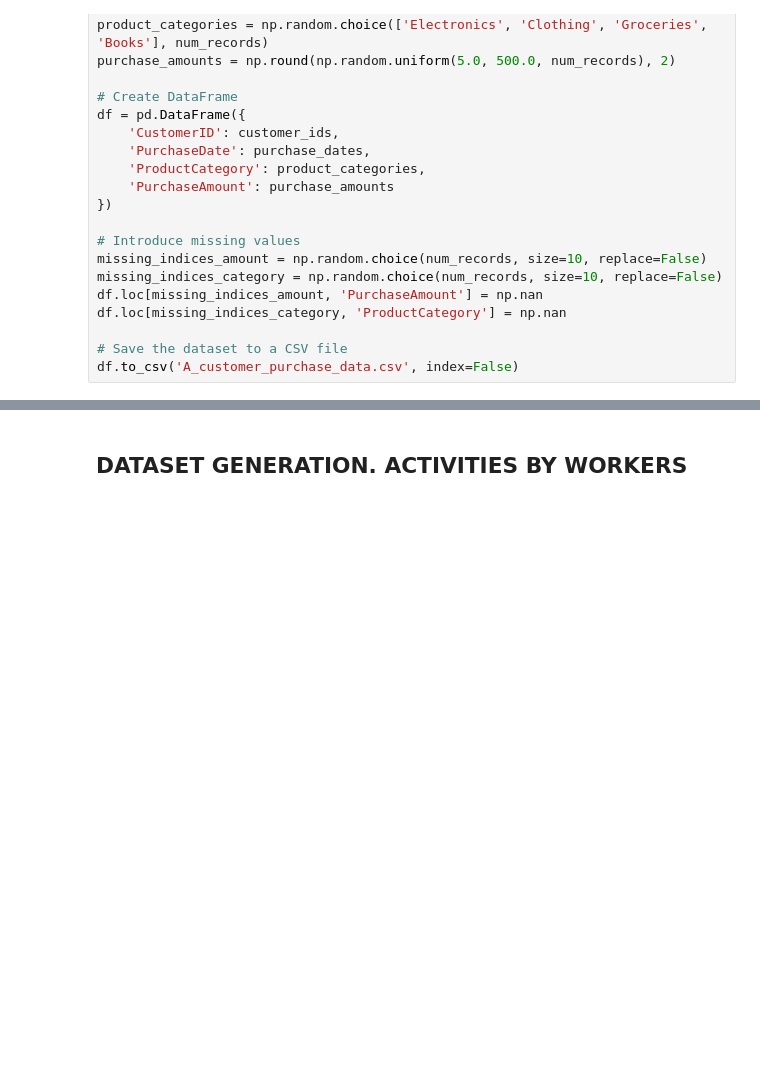
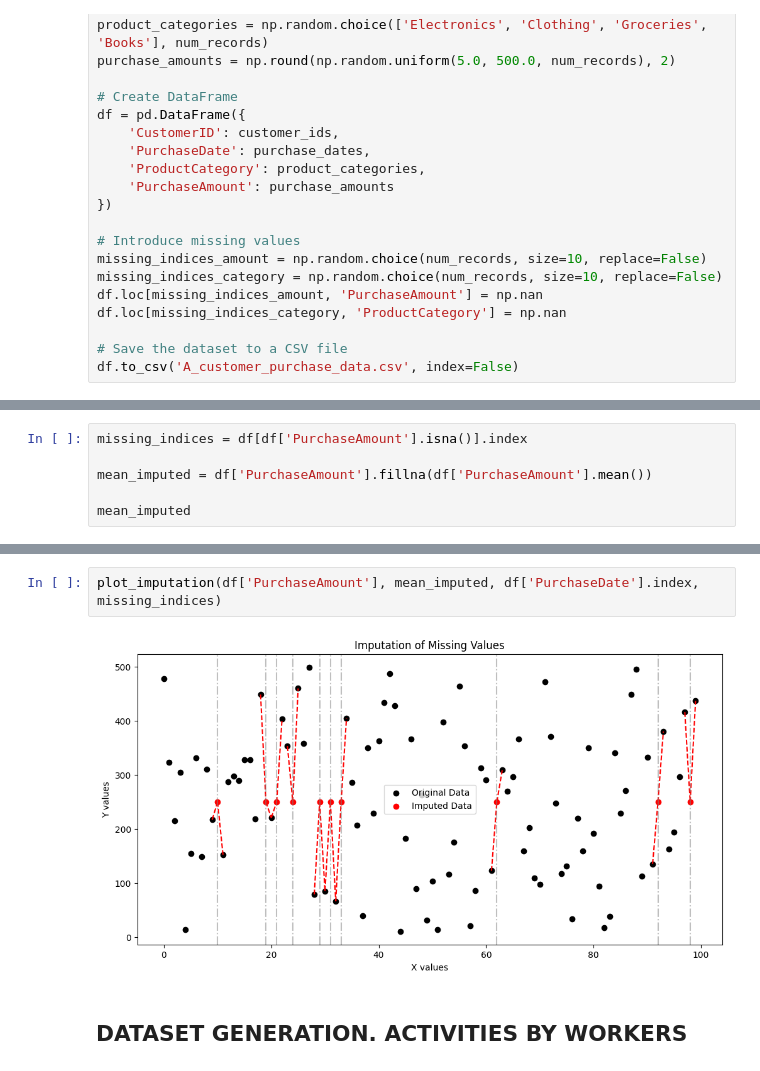
Before and after one commit to Daravico/datasets, a Jupyter notebook: dataManipulation/Scripts/Imputation.ipynb, the cells around one changed output, grey strips where cells are left out. Drawn from its saved outputs; the diff is of its cells as text; blank space fills up the shorter version.

```diff
--- a/dataManipulation/Scripts/Imputation.ipynb
+++ b/dataManipulation/Scripts/Imputation.ipynb
@@ -67,0 +79,6 @@ df.to_csv('A_customer_purchase_data.csv', index=False)
+# %%
+missing_indices = df[df['PurchaseAmount'].isna()].index
+
+mean_imputed = df['PurchaseAmount'].fillna(df['PurchaseAmount'].mean())
+
+mean_imputed
@@ -68,3 +98,7 @@ df.to_csv('A_customer_purchase_data.csv', index=False)
+# %%
+plot_imputation(df['PurchaseAmount'], mean_imputed, df['PurchaseDate'].index, missing_indices)
+# %% [output]
+[figure, added]
 # %% [markdown]
 ## DATASET GENERATION. ACTIVITIES BY WORKERS
 # %%
```
Also changed, not shown: parts of 6 cells of this notebook, 5 other files.
